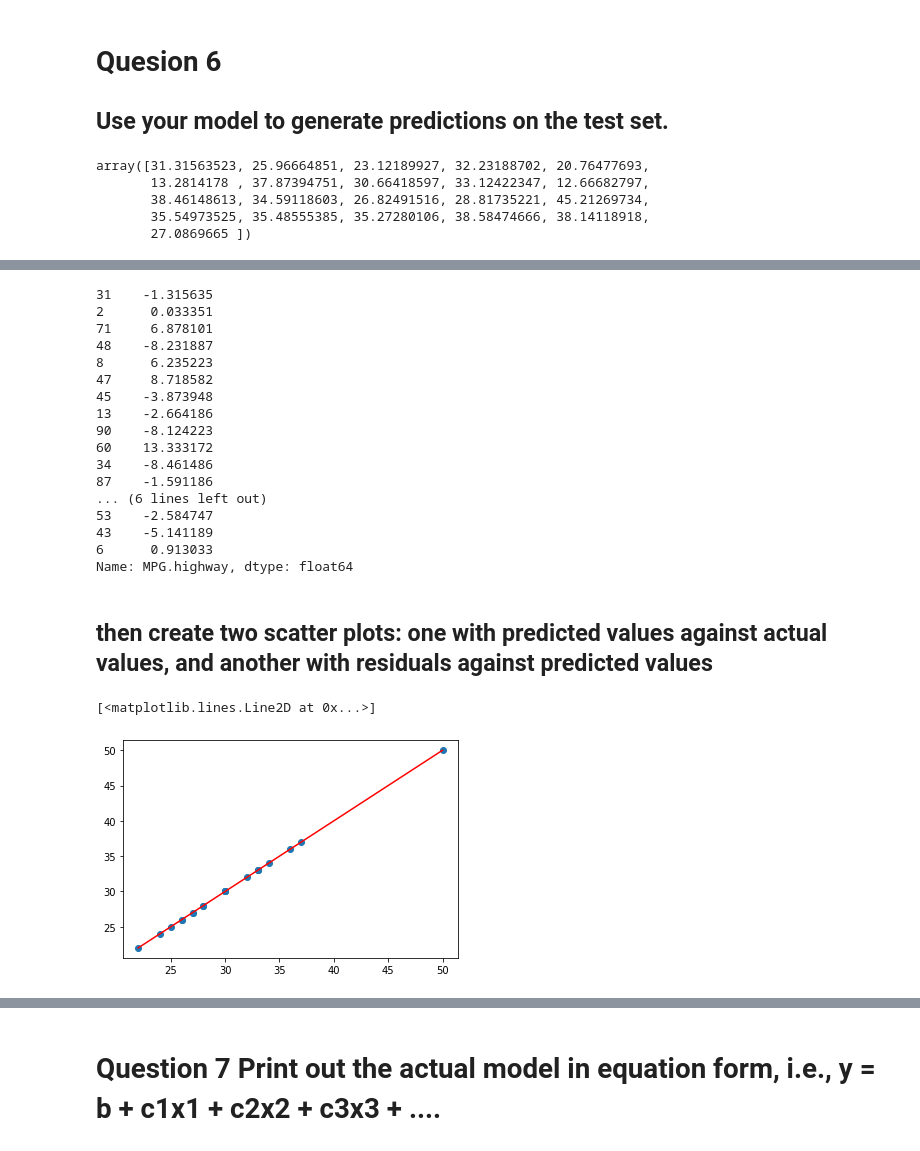
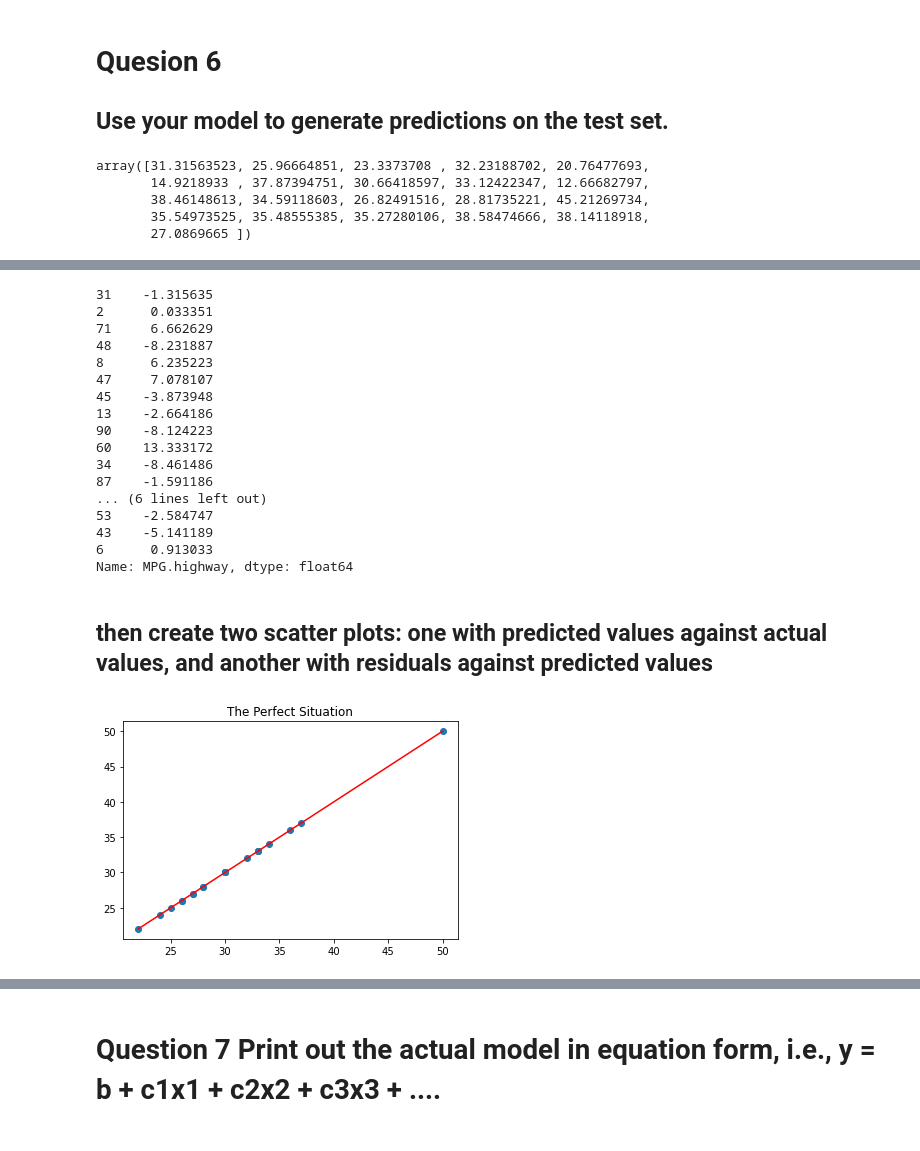
Before and after one commit to tomseeber/multi-linear-regression, a Jupyter notebook: muti-regression.ipynb, the cells around one changed output, grey strips where cells are left out. Cells and saved outputs as stored; diff of their text form; code cells hidden in the pictures.

```diff
--- a/muti-regression.ipynb
+++ b/muti-regression.ipynb
@@ -278,7 +278,7 @@ X
 # %% [markdown]
 # Question 3:  Generate dummy variables for the categorical features.
 # %%
-X_dummies = pd.get_dummies(X)
+X_dummies = pd.get_dummies(X,drop_first=True)
 X_dummies
 # %% [output]
 |  | Min.Price | Price | Max.Price | MPG.city | EngineSize | Horsepower | RPM | Rev.per.mile | ... |
@@ -312,8 +312,8 @@ LinearRegression()
 predictions = car_model.predict(X_test)
 predictions
 # %% [output]
-array([31.31563523, 25.96664851, 23.12189927, 32.23188702, 20.76477693,
-       13.2814178 , 37.87394751, 30.66418597, 33.12422347, 12.66682797,
+array([31.31563523, 25.96664851, 23.3373708 , 32.23188702, 20.76477693,
+       14.9218933 , 37.87394751, 30.66418597, 33.12422347, 12.66682797,
        38.46148613, 34.59118603, 26.82491516, 28.81735221, 45.21269734,
        35.54973525, 35.48555385, 35.27280106, 38.58474666, 38.14118918,
        27.0869665 ])
@@ -343,10 +343,10 @@ residuals
 # %% [output]
 31    -1.315635
 2      0.033351
-71     6.878101
+71     6.662629
 48    -8.231887
 8      6.235223
-47     8.718582
+47     7.078107
 45    -3.873948
 13    -2.664186
 90    -8.124223
@@ -365,9 +365,11 @@ Name: MPG.highway, dtype: float64
 # %%
 plt.scatter(y_test, y_test)
 plt.plot([min(y_test),max(y_test)], [min(y_test),max(y_test)], color='r')
+plt.title('The Perfect Situation')
+
+plt.show()
 # %% [output]
-[<matplotlib.lines.Line2D at 0x...>]
-[figure, old version]
+[figure, new version]
 # %%
 ### ours not perfect.
 # %%
```
Also changed, not shown: parts of 6 cells of this notebook.
